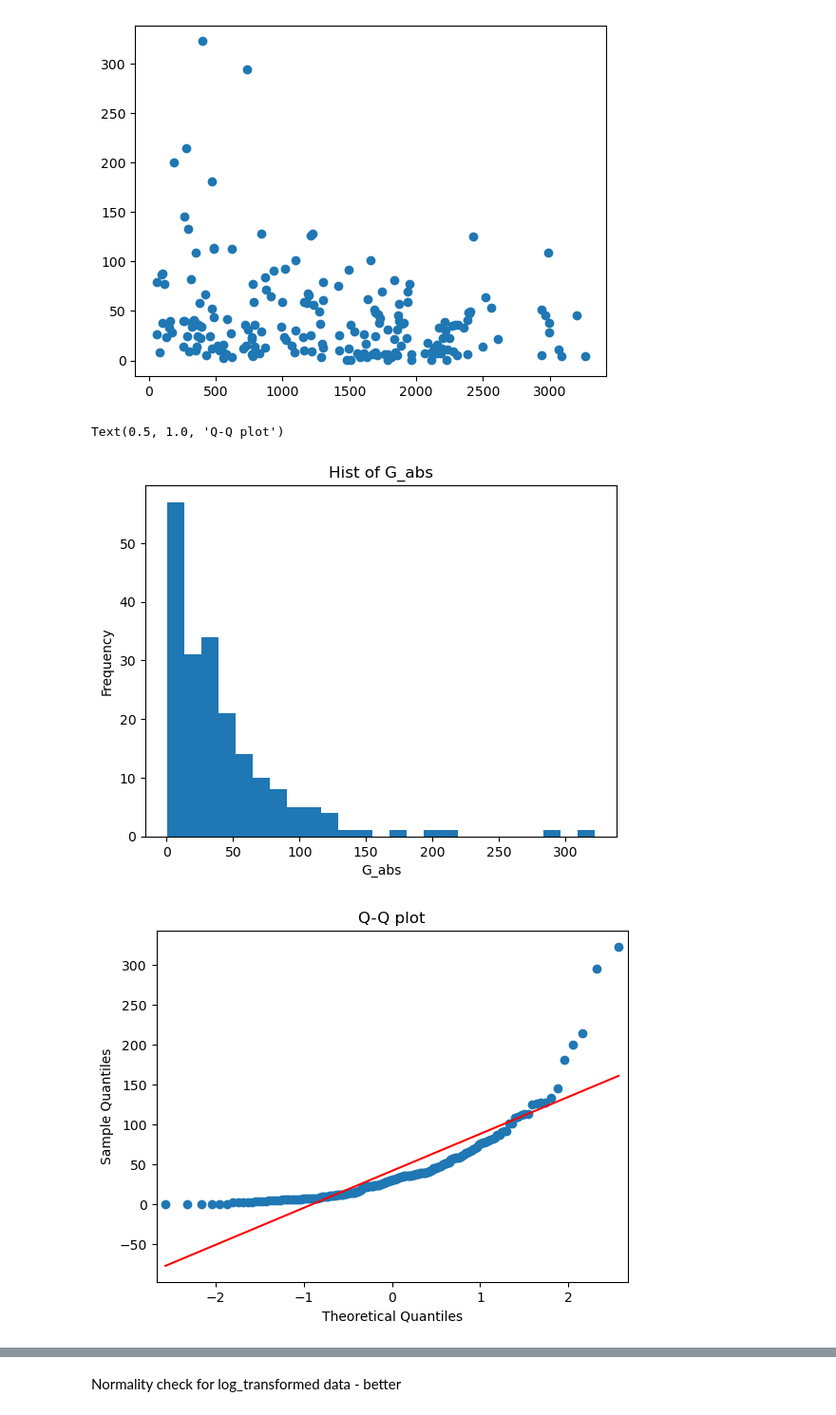
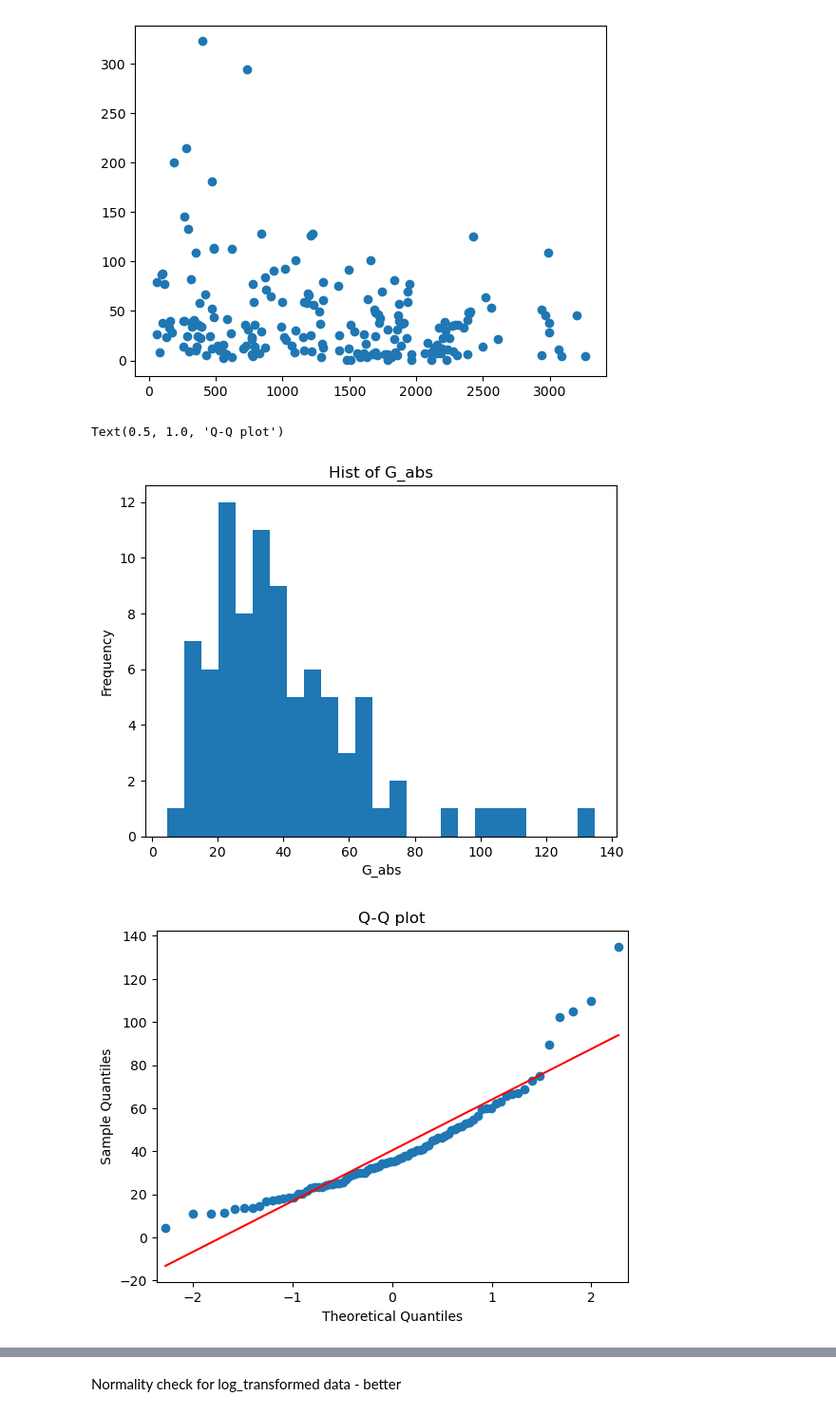
Before and after one commit to LindaSrbova/Statistics_Gelatin_Mechanics, a Jupyter notebook: gradient_test.ipynb, the cells around one changed output, grey strips where cells are left out. Shown at 95% size. Saved outputs shown, nothing was run; the diff lists cells and outputs as text; code cells hidden in the pictures.

```diff
--- a/gradient_test.ipynb
+++ b/gradient_test.ipynb
@@ -51,17 +21,21 @@ gradient_data = data[data['rad_time'] == s]
+# %%
+data1 = pd.read_csv("C:/Users/srboval1/OneDrive - Aalto University/Collab/Ivaska_collab/data/mm_2.csv")
+cells = pd.read_csv('C:/Users/srboval1/OneDrive - Aalto University/Collab/Ivaska_collab/data/241107_24h_cells')
+control = pd.read_csv('C:/Users/srboval1/OneDrive - Aalto University/Collab/Ivaska_collab/data/241107_24h_control')
 # %%
 plt.scatter(gradient_data['x_con'],gradient_data['G_abs'])
 # %% [output]
 <matplotlib.collections.PathCollection at 0x...>
 [figure]
 # %%
-plt.hist((gradient_data['G_abs']), bins=25)
+plt.hist((cells['G_abs']), bins=25)
 plt.title('Hist of G_abs')
 plt.xlabel('G_abs')
 plt.ylabel('Frequency')
 
-qqplot((gradient_data['G_abs']), line='s') #quantile-quantile plot
+qqplot((cells['G_abs']), line='s') #quantile-quantile plot
 plt.title('Q-Q plot')
 # %% [output]
 Text(0.5, 1.0, 'Q-Q plot')
-[figure, old version]
+[figure, new version]
-[figure, old version]
+[figure, new version]
```
Also changed, not shown: parts of 15 cells of this notebook, 1 other file.
